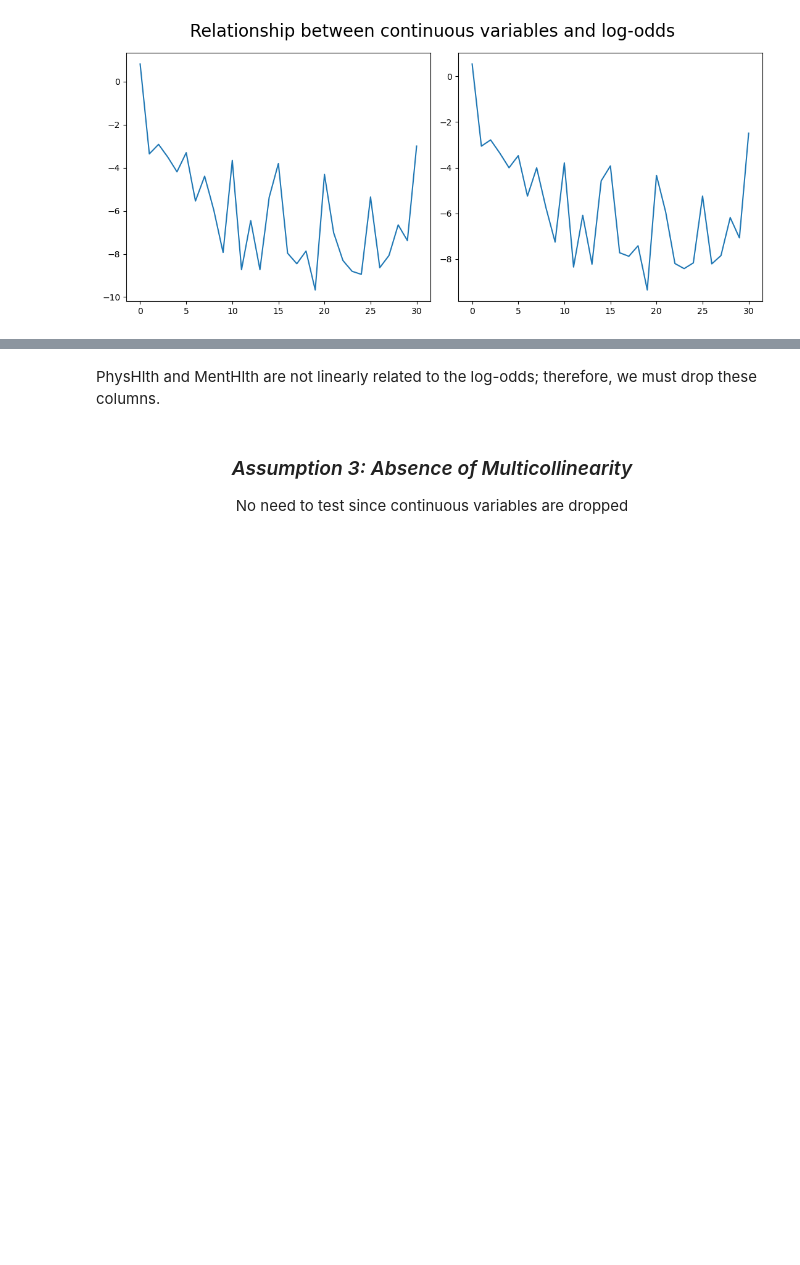
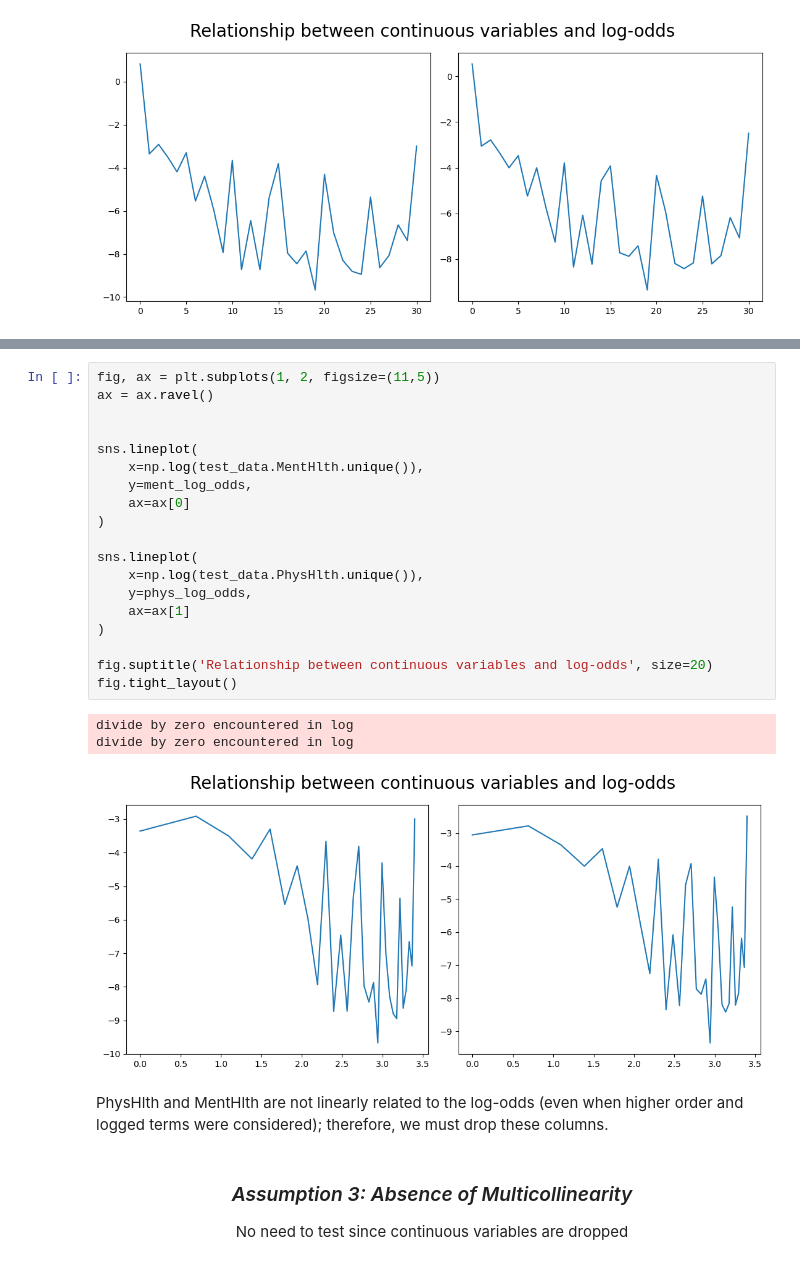
Before and after one commit to dylboth/Personal_Projects, a Jupyter notebook: Nutrition.ipynb, the cells around one changed output, grey strips where cells are left out. Cells and saved outputs as stored; diff of their text form; blank space fills up the shorter version.

```diff
--- a/Nutrition.ipynb
+++ b/Nutrition.ipynb
@@ -225,5 +233,28 @@ fig.tight_layout()
+# %%
+fig, ax = plt.subplots(1, 2, figsize=(11,5))
+ax = ax.ravel()
+
+
+sns.lineplot(
+    x=np.log(test_data.MentHlth.unique()),
+    y=ment_log_odds,
+    ax=ax[0]
+)
+
+sns.lineplot(
+    x=np.log(test_data.PhysHlth.unique()),
+    y=phys_log_odds,
+    ax=ax[1]
+)
+
+fig.suptitle('Relationship between continuous variables and log-odds', size=20)
+fig.tight_layout()
+# %% [output]
+divide by zero encountered in log
+divide by zero encountered in log
+[figure, added]
 # %% [markdown]
-PhysHlth and MentHlth are not linearly related to the log-odds; therefore, we must drop these columns.
+PhysHlth and MentHlth are not linearly related to the log-odds (even when higher order and logged terms were considered); therefore, we must drop these columns.
 # %% [markdown]
 <center><h3><em> Assumption 3: Absence of Multicollinearity</h3></em>
 No need to test since continuous variables are dropped</center>
```
Also changed, not shown: parts of 8 cells of this notebook.
